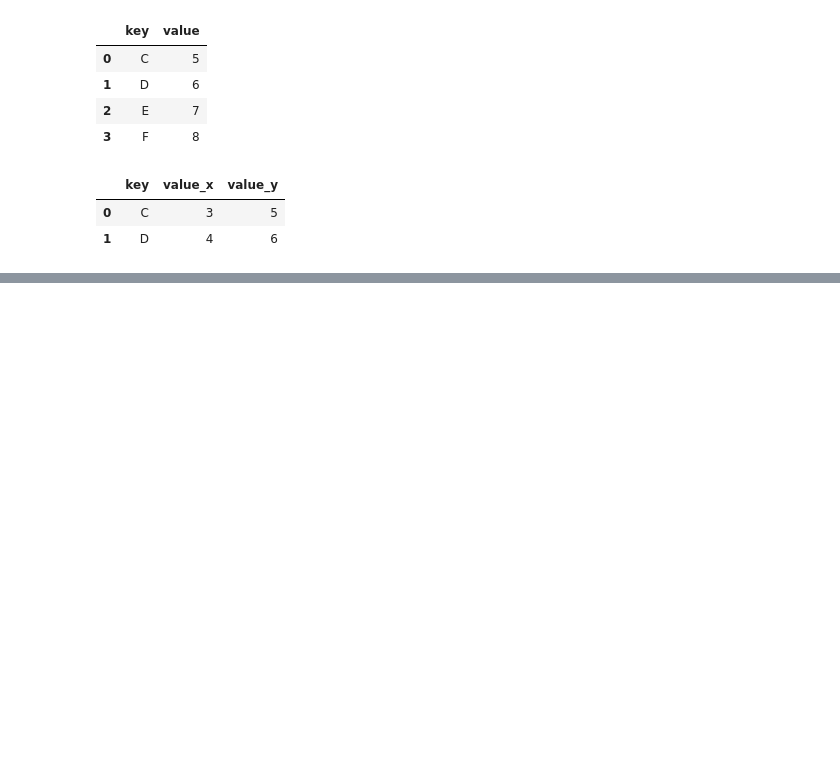
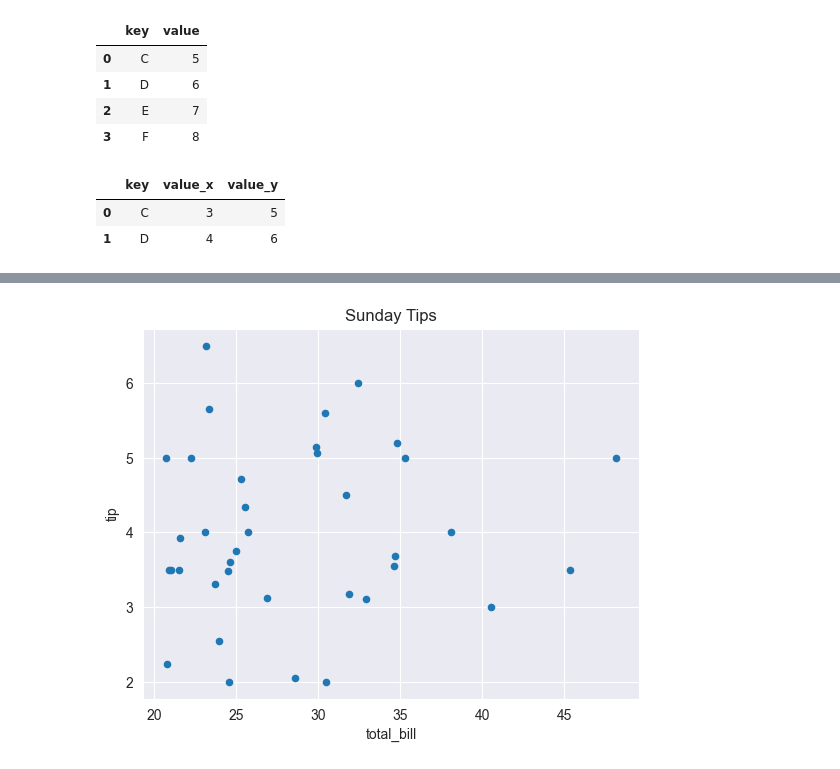
Before and after one commit to michellealzola/JUPYTER_Pandas_Basics, a Jupyter notebook: Practice_MissingValues_MaintainingDataFrameData_Joining2DataFrames.ipynb, the cells around one changed output, grey strips where cells are left out. Cells and saved outputs as stored; diff of their text form; code cells hidden in the pictures; blank space fills up the shorter version.

```diff
--- a/Practice_MissingValues_MaintainingDataFrameData_Joining2DataFrames.ipynb
+++ b/Practice_MissingValues_MaintainingDataFrameData_Joining2DataFrames.ipynb
@@ -146,0 +150,2 @@ plt.show()
+# %%
+tips_filtered = tips.loc[(tips['day'] == 'Sun') & (tips['total_bill'] > 20)]
@@ -146,0 +172,6 @@ plt.show()
+# %%
+tips_filtered.plot(kind='scatter', x='total_bill', y='tip')
+plt.title('Sunday Tips')
+plt.show()
+# %% [output]
+[figure, added]
```
Also changed, not shown: parts of 38 cells of this notebook.
